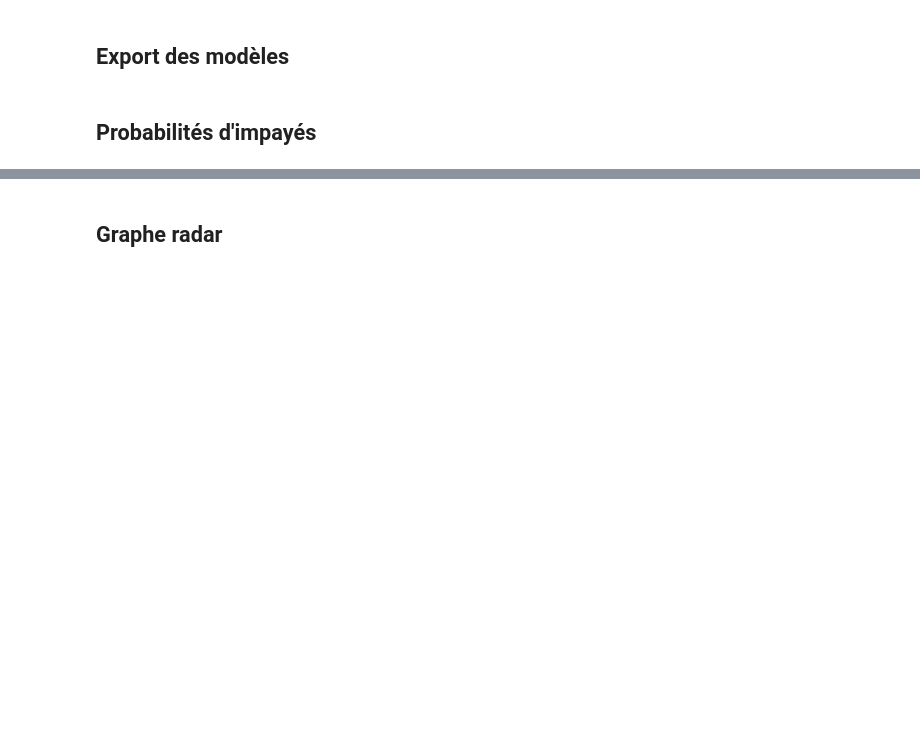
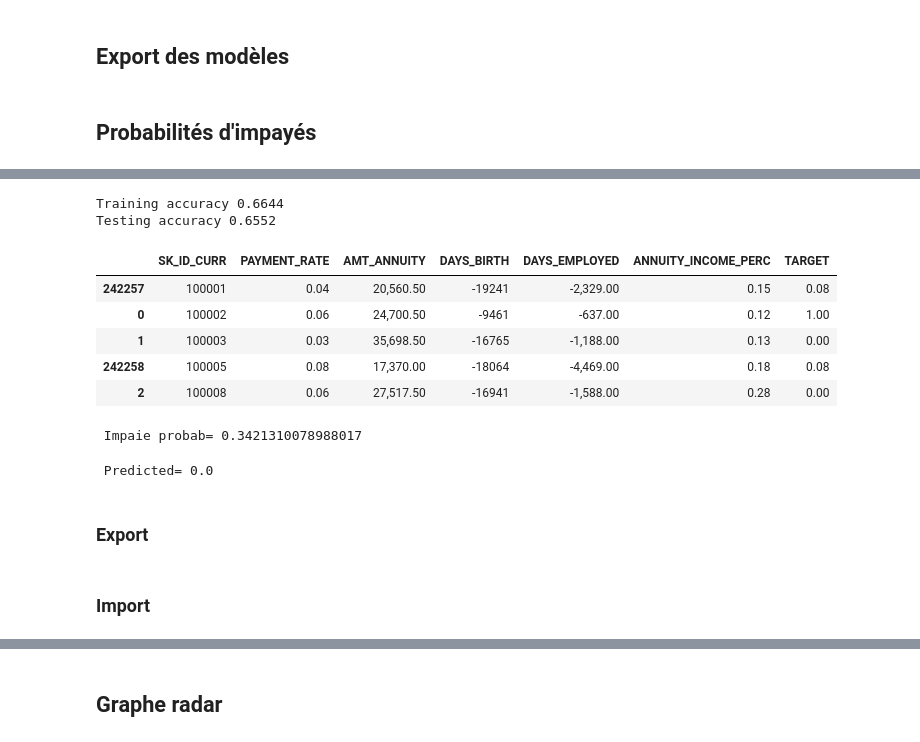
Before and after one commit to AbdulmagedALKHULAIFI/Score_system_decision_octroi_credit, a Jupyter notebook: P7_04_notebook_test_API.ipynb, the cells around one changed output, grey strips where cells are left out. Cells and saved outputs as stored; diff of their text form; code cells hidden in the pictures; blank space fills up the shorter version.

```diff
--- a/P7_04_notebook_test_API.ipynb
+++ b/P7_04_notebook_test_API.ipynb
@@ -217,0 +246,2 @@ data[interpretable_important_data_target].head(10)
+# %%
+selected_data = data[interpretable_important_data_target]
@@ -217,0 +277,27 @@ data[interpretable_important_data_target].head(10)
+# %%
+print('Training accuracy {:.4f}'.format(model.score(x_train,y_train)))
+print('Testing accuracy {:.4f}'.format(model.score(x_test,y_test)))
+# %% [output]
+Training accuracy 0.6644
+Testing accuracy 0.6552
+# %%
+selected_data.head(5)
+# %% [output]
+|  | SK_ID_CURR | PAYMENT_RATE | AMT_ANNUITY | DAYS_BIRTH | DAYS_EMPLOYED | ANNUITY_INCOME_PERC | TARGET |
+| 242257 | 100001 | 0.04 | 20,560.50 | -19241 | -2,329.00 | 0.15 | 0.08 |
+| 0 | 100002 | 0.06 | 24,700.50 | -9461 | -637.00 | 0.12 | 1.00 |
+| 1 | 100003 | 0.03 | 35,698.50 | -16765 | -1,188.00 | 0.13 | 0.00 |
+| 242258 | 100005 | 0.08 | 17,370.00 | -18064 | -4,469.00 | 0.18 | 0.08 |
+| 2 | 100008 | 0.06 | 27,517.50 | -16941 | -1,588.00 | 0.28 | 0.00 |
+# %%
+ynew = model.predict_proba([[0.03,35.700,-17461,-1.188,0.12]])
+print(" Impaie probab= %s" % (ynew[0][1]))
+# %% [output]
+ Impaie probab= 0.3421310078988017
+# %%
+ynew = model.predict([[0.03,35.700,-17461,-1.188,0.12]])
+print(" Predicted= %s" % (ynew[0]))
+# %% [output]
+ Predicted= 0.0
+# %% [markdown]
+### Export
@@ -217,0 +307,2 @@ data[interpretable_important_data_target].head(10)
+# %% [markdown]
+### Import
```
Also changed, not shown: parts of 24 cells of this notebook.
